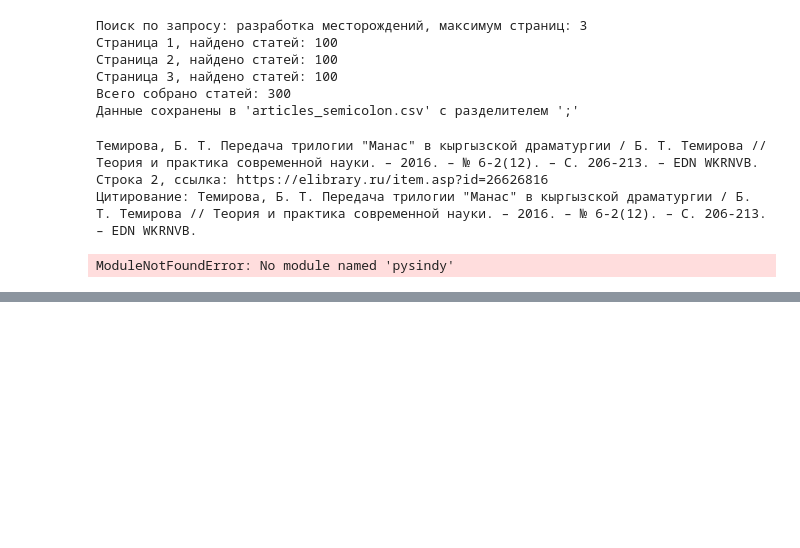
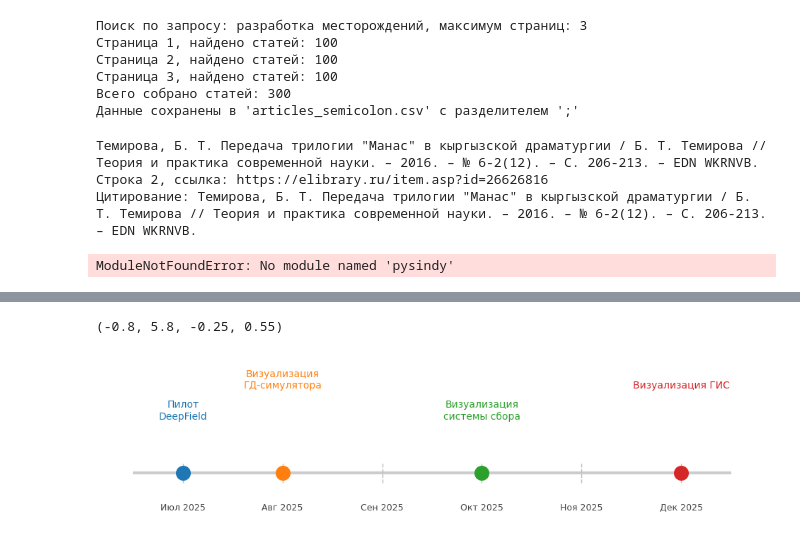
Before and after one commit to olegolas912/Python_codes, a Jupyter notebook: test.ipynb, the cells around one changed output, grey strips where cells are left out. Saved outputs shown, nothing was run; the diff lists cells and outputs as text; code cells hidden in the pictures; blank space fills up the shorter version.

```diff
--- a/test.ipynb
+++ b/test.ipynb
@@ -577,0 +604,40 @@ ModuleNotFoundError: No module named 'pysindy'
+# %%
+import matplotlib.pyplot as plt
+
+# Months from July to December 2025
+months = ["Июл 2025", "Авг 2025", "Сен 2025", "Окт 2025", "Ноя 2025", "Дек 2025"]
+month_positions = list(range(len(months)))
+
+# Milestones: (month_index, label, color)
+milestones = [
+    (0, "Пилот\nDeepField", "#1f77b4"),              # July
+    (1, "Визуализация\nГД‑симулятора", "#ff7f0e"),    # August
+    (3, "Визуализация\nсистемы сбора", "#2ca02c"),   # October
+    (5, "Визуализация ГИС", "#d62728"),  # December
+]
+
+fig, ax = plt.subplots(figsize=(12, 3))
+
+# Baseline
+ax.hlines(0, -0.5, len(months) - 0.5, color="#cccccc", linewidth=3, zorder=0)
+
+# Month ticks and labels
+for idx, month in enumerate(months):
+    ax.vlines(idx, -0.05, 0.05, color="#bbbbbb", linestyle="--", linewidth=1, zorder=0)
+    ax.text(idx, -0.15, month, ha='center', va='top', fontsize=9, color="#444444")
+
+# Plot milestones
+label_heights = [0.25, 0.4, 0.25, 0.4]  # stagger labels to avoid overlap
+for (idx, label, color), y_label in zip(milestones, label_heights):
+    ax.scatter(idx, 0, s=200, color=color, zorder=5)
+    ax.text(idx, y_label, label, ha='center', va='bottom', fontsize=10, color=color, wrap=True)
+
+ax.set_ylim(-0.25, 0.55)
+ax.axis('off')
+
+# file_path = "/mnt/data/timeline_jul_dec.png"
+# plt.savefig(file_path, bbox_inches='tight', dpi=300)
+# file_path
+# %% [output]
+(-0.8, 5.8, -0.25, 0.55)
+[figure, added]
```
Also changed, not shown: parts of 1 cell of this notebook, 5 other files.
